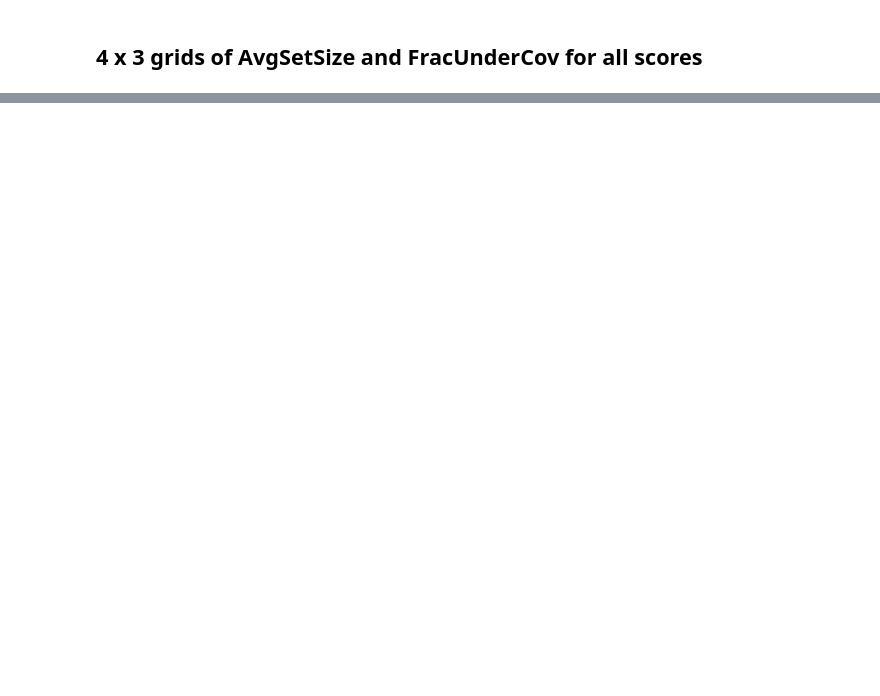
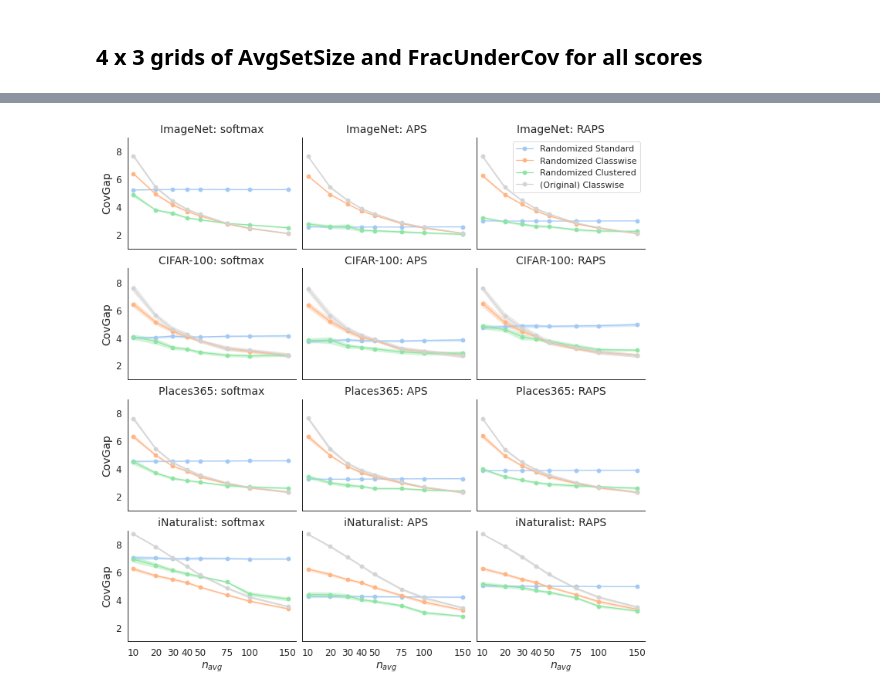
Before and after one commit to tiffanyding/class-conditional-conformal, a Jupyter notebook: notebooks/create_varying_n_plots.ipynb, the cells around one changed output, grey strips where cells are left out. Saved outputs shown, nothing was run; the diff lists cells and outputs as text; code cells hidden in the pictures; blank space fills up the shorter version.

```diff
--- a/notebooks/create_varying_n_plots.ipynb
+++ b/notebooks/create_varying_n_plots.ipynb
@@ -663,0 +583,85 @@ Saved figure to /home/tding/code/class-conditional-conformal/figs/alldatasets_ra
+# %%
+FONT_SIZE = 14
+fig_height = 12
+
+# metric_list = ['avg_set_size', 'very_undercovered']
+metric_list = ['class_cov_gap', 'avg_set_size', 'very_undercovered']
+fig_folder = '/home/tding/code/class-conditional-conformal/figs/'
+
+cal_sampling = 'random'
+dataset_list = ['imagenet', 'cifar-100', 'places365', 'inaturalist']
+score_function_list = ['softmax','APS', 'RAPS']
+method_list = ['exact_coverage_standard', 'exact_coverage_classwise', 'exact_coverage_cluster', 'classwise']
+
+nrows = len(dataset_list)
+ncols = len(score_function_list)
+
+
+
+for metric in metric_list:
+
+    fig, axs = plt.subplots(nrows,ncols,
+                gridspec_kw={'wspace':0.04, # Horizontal space between subplots
+                             'hspace': 0.18}, # Vertical space between subplots
+                figsize=(12, fig_height)) # Prev: (12,9)
+
+    for i, dataset in enumerate(dataset_list):
+
+        for j, score_function in enumerate(score_function_list):
+
+            ax = axs[i][j]
+
+            aggregated_results = get_metric_df(dataset, cal_sampling, metric, score_function,
+                                               method_list=method_list, print_folder=False)
+
+            # Plot
+            make_line_plot(aggregated_results, ax, method_list=method_list,
+                           method_to_name = { 'classwise': '(Original) Classwise',
+                                          'exact_coverage_standard': 'Randomized Standard',
+                                          'exact_coverage_classwise': 'Randomized Classwise',
+                                          'exact_coverage_cluster': 'Randomized Clustered'},
+                           specify_color={'classwise': 'lightgrey'})
+            ax.set_title(f'{dataset_to_name[dataset]}: {score_function}',
+                         fontsize=FONT_SIZE)
+#                          pad=-3) # Shift plot title down
+
+
+            # Remove x-ticks except for bottom plots
+            if i < nrows - 1:
+                ax.set_xticks([])
+                ax.set_xlabel('.', fontsize=1) # hacky fix
+
+            # Remove y-ticks and label except for left-most plots
+            if j > 0:
+                ax.set_yticks([])
+
+
+            # Set y-label
+            if j == 0:
+                ax.set_ylabel(metric_to_name[metric], fontsize=FONT_SIZE)
+
+            # Apply row-by-row adjustments
+            if metric == 'avg_set_size':
+                ax.set_ylim(0,40)
+            elif metric == 'very_undercovered':
+                if dataset == 'imagenet' or dataset == 'places365':
+                    ax.set_ylim(0,.09)
+                if dataset == 'cifar-100':
+                    ax.set_ylim(0,.10)
+                if dataset == 'inaturalist':
+                    ax.set_ylim(0,.22)
+
+            # For AvgSize
+#             if metric == 'avg_set_size':
+#                 ax.set_yscale('squareroot') # Use square-root y-axis
+
+
+    #         axs[0].set_ylabel(metric_to_name[metric], fontsize=FONT_SIZE)
+    axs[0, ncols-1].legend(fontsize=FONT_SIZE-3) # Only show legend on right-most plot
+
+    save_to = os.path.join(fig_folder, f'randomized_alldatasets_{cal_sampling}calset_{metric}_height{fig_height}.pdf')
+    plt.savefig(save_to, bbox_inches='tight')
+    print(f'Saved figure to {save_to}')
+
+    plt.show()
+# %% [output]
@@ -663,0 +681 @@ Saved figure to /home/tding/code/class-conditional-conformal/figs/alldatasets_ra
+[figure, added]
```
Also changed, not shown: parts of 12 cells of this notebook, 22 other files.
